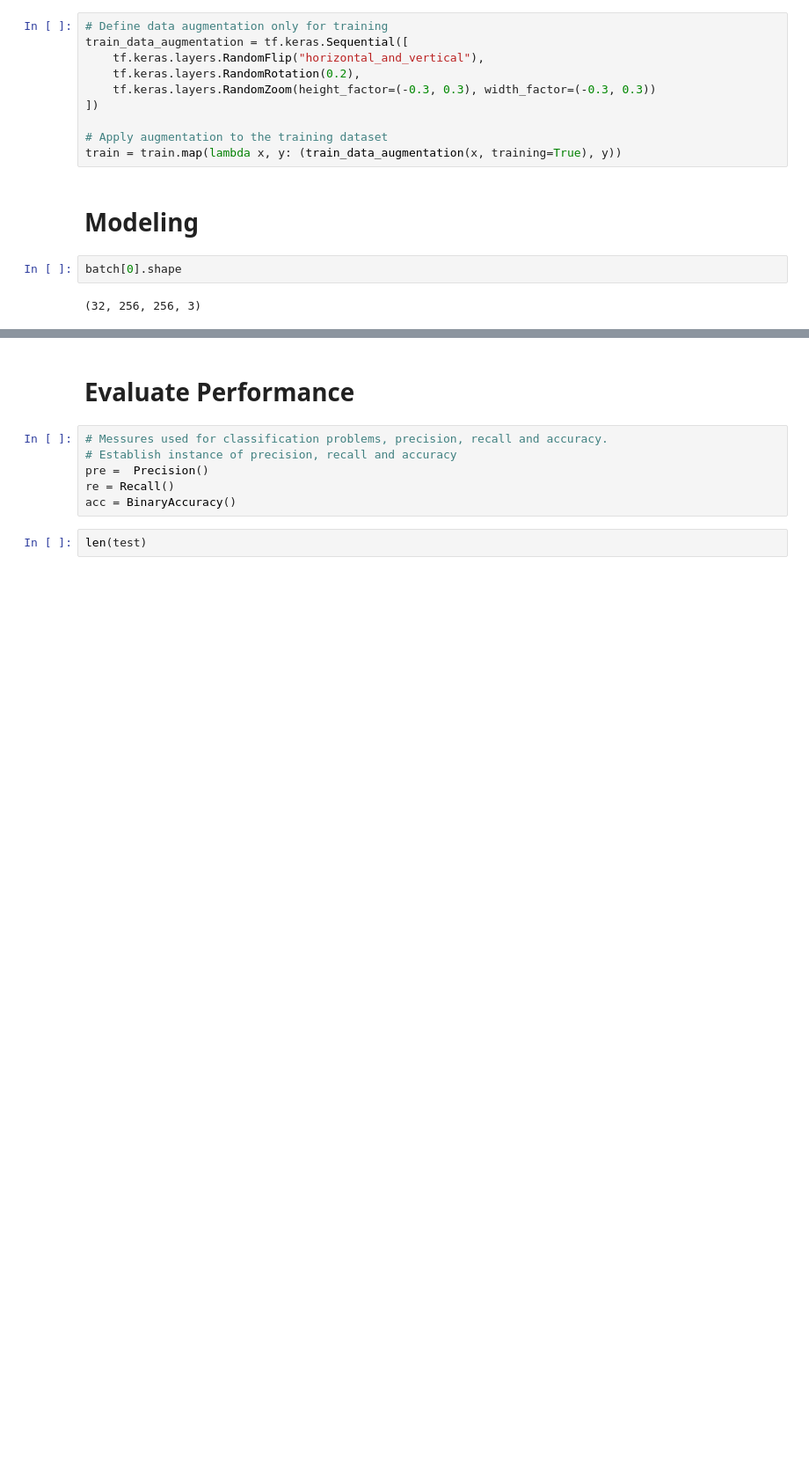
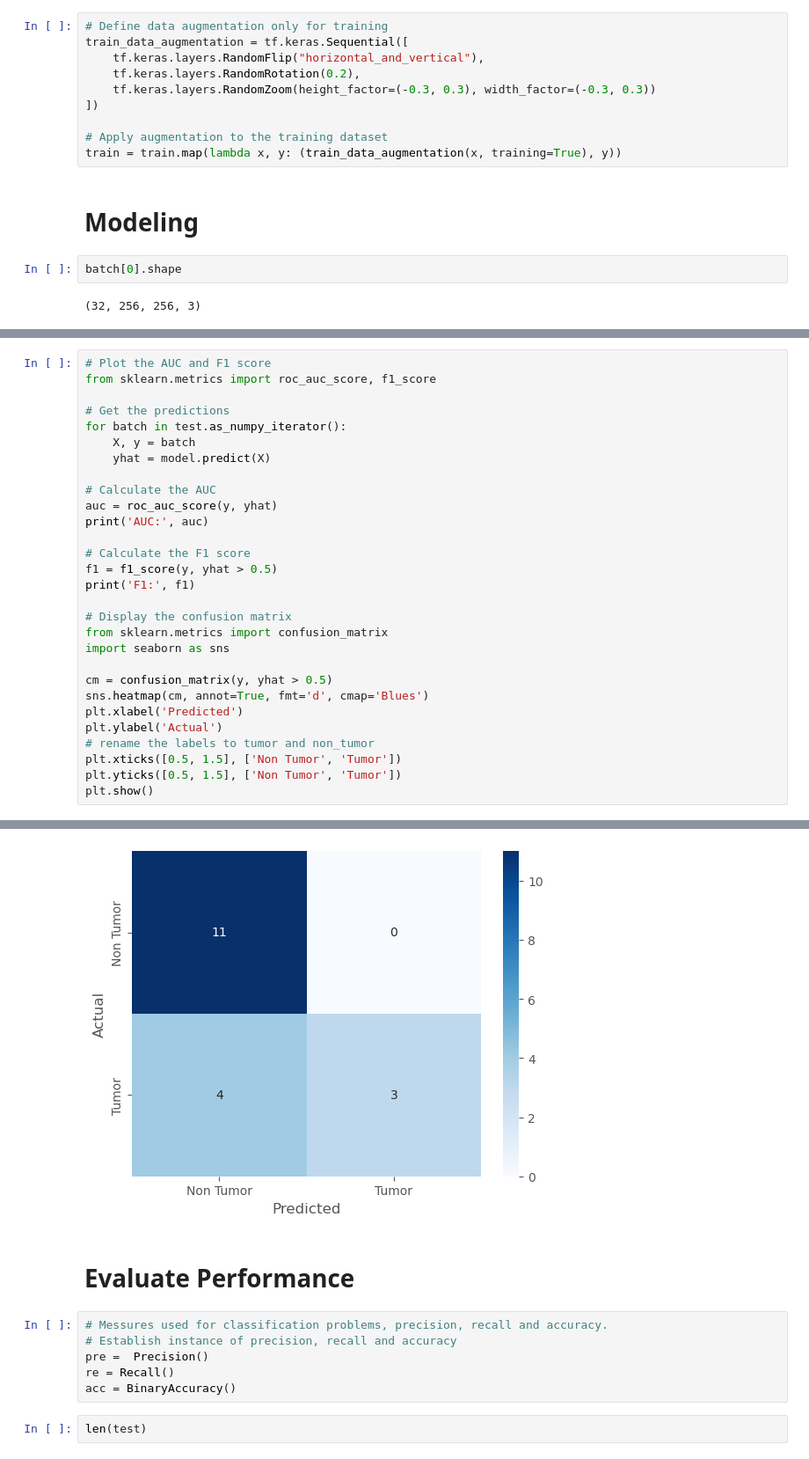
Before and after one commit to grahanoi/classifier_brain_tumor, a Jupyter notebook: main.ipynb, the cells around one changed output, grey strips where cells are left out. Shown at 88% size. Saved outputs shown, nothing was run; the diff lists cells and outputs as text; blank space fills up the shorter version.

```diff
--- a/main.ipynb
+++ b/main.ipynb
@@ -225,0 +217,30 @@ Epoch 8/10
+# %%
+# Plot the AUC and F1 score
+from sklearn.metrics import roc_auc_score, f1_score
+
+# Get the predictions
+for batch in test.as_numpy_iterator():
+    X, y = batch
+    yhat = model.predict(X)
+
+# Calculate the AUC
+auc = roc_auc_score(y, yhat)
+print('AUC:', auc)
+
+# Calculate the F1 score
+f1 = f1_score(y, yhat > 0.5)
+print('F1:', f1)
+
+# Display the confusion matrix
+from sklearn.metrics import confusion_matrix
+import seaborn as sns
+
+cm = confusion_matrix(y, yhat > 0.5)
+sns.heatmap(cm, annot=True, fmt='d', cmap='Blues')
+plt.xlabel('Predicted')
+plt.ylabel('Actual')
+# rename the labels to tumor and non_tumor
+plt.xticks([0.5, 1.5], ['Non Tumor', 'Tumor'])
+plt.yticks([0.5, 1.5], ['Non Tumor', 'Tumor'])
+plt.show()
+# %% [output]
@@ -226,3 +261,4 @@ Epoch 8/10
+[figure, added]
 # %% [markdown]
 # Evaluate Performance
 # %%
```
Also changed, not shown: parts of 8 cells of this notebook.
